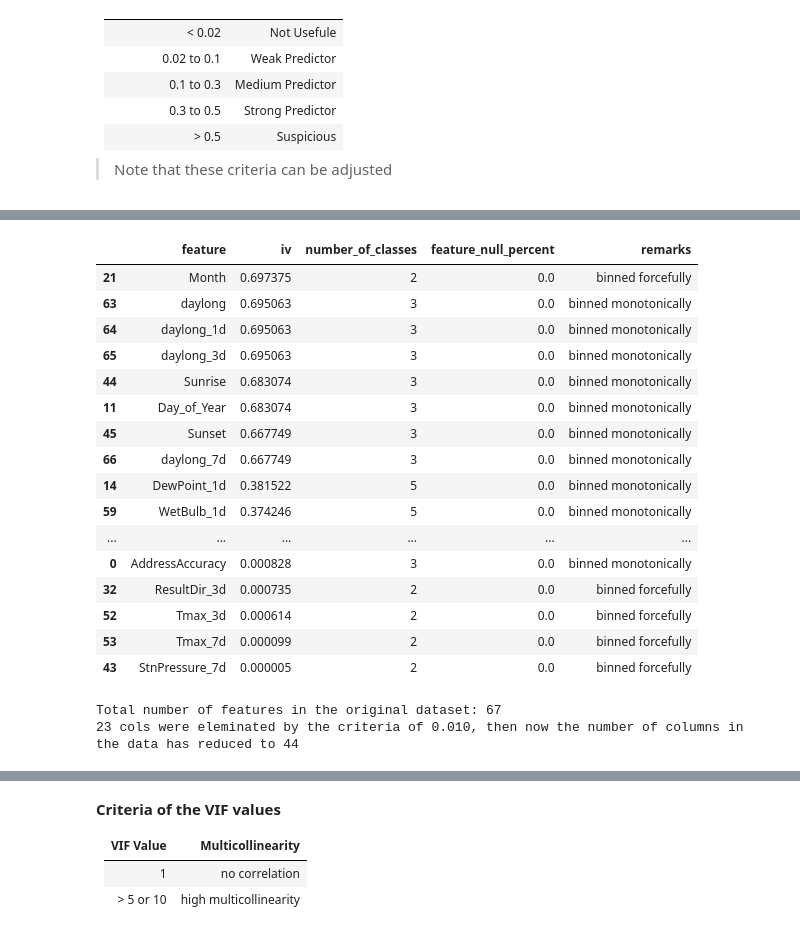
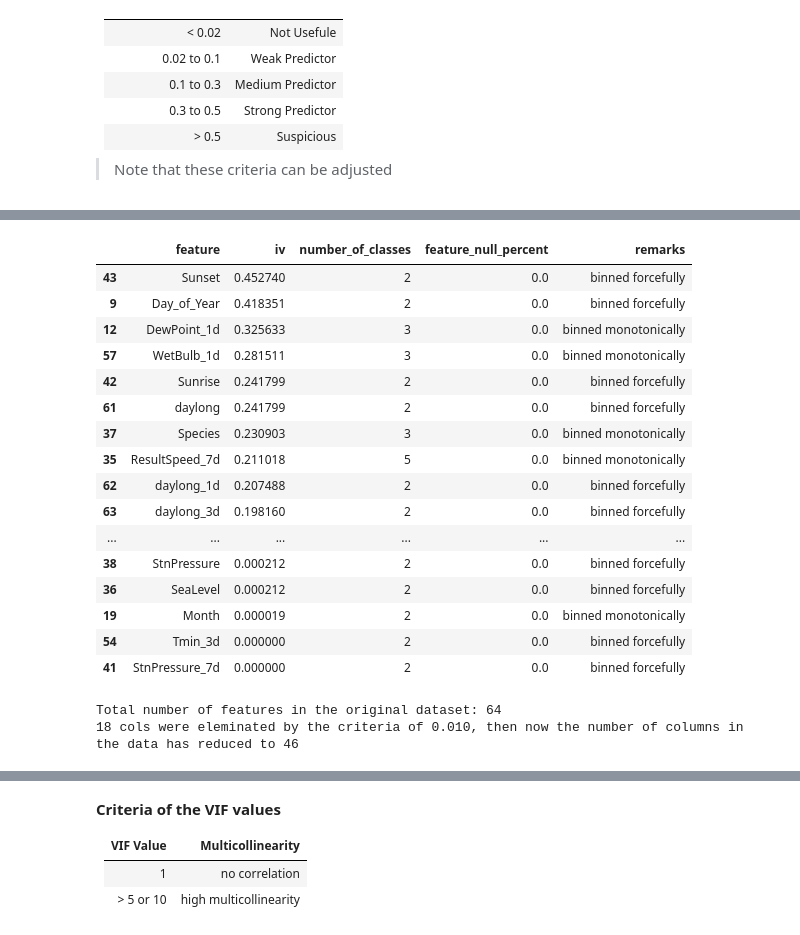
Before and after one commit to astrodoo/Springboard, a Jupyter notebook: Capstone_WestNileVirus/notebook/WestNileVirus_Preprocess.ipynb, the cells around one changed output, grey strips where cells are left out. Saved outputs shown, nothing was run; the diff lists cells and outputs as text; code cells hidden in the pictures.

```diff
--- a/Capstone_WestNileVirus/notebook/WestNileVirus_Preprocess.ipynb
+++ b/Capstone_WestNileVirus/notebook/WestNileVirus_Preprocess.ipynb
@@ -114,7 +114,7 @@ dtypes: float64(4), int64(4), object(5)
 memory usage: 1.1+ MB
 # %%
 # drop address (and location) columns
-col_drop = ['Address', 'Street', 'Trap', 'AddressNumberAndStreet', 'Latitude', 'Longitude', 'Latitude2','Longitude2']
+col_drop = ['Address', 'Street', 'Trap', 'AddressNumberAndStreet', 'Latitude', 'Longitude', 'Latitude2','Longitude2','Block','AddressAccuracy']
 train_selected = train.drop(col_drop, axis=1)
 train_selected.info()
 # %% [output]
@@ -597,0 +591,9 @@ memory usage: 52.9 MB
+# %%
+# instantiating the random over sampler
+rus = RandomUnderSampler()
+
+# resampling X, y
+train_rus, target_rus = rus.fit_resample(train_merged, targets.WnvPresent)
+
+# new class distribution
+print(Counter(target_rus))
@@ -614,5 +662,5 @@ memory usage: 52.9 MB
 
 > Note that these criteria can be adjusted
 # %%
-train_merged = pd.concat([train_merged, targets.WnvPresent.to_frame()], axis=1)
+train_rus = pd.concat([train_rus, target_rus.to_frame()], axis=1)
 # %%
@@ -647,6 +694,5 @@ memory usage: 5.5 MB
 # %%
-iv, woe_iv = get_iv_woe(train_merged.copy(), target_col="WnvPresent", max_bins=20)
-#iv, woe_iv = get_iv_woe(train_merged.copy(), target_col="NumMosquitos", max_bins=20)
+iv, woe_iv = get_iv_woe(train_rus.copy(), target_col="WnvPresent", max_bins=20)
 print(iv.shape, woe_iv.shape)
 # %% [output]
 ------------------IV and WOE calculated for individual groups.------------------
@@ -661,28 +707,27 @@ Total time elapsed: 0.059 minutes
 # %%
-# Default value of display.max_rows is 10 so at max
-# 10 rows will be printed. Set it None to display
-# all rows in the dataframe
-pd.set_option('display.max_rows', None)
+# Default value of display.max_rows is 10 so at max 10 rows will be printed.
+# Set it None to display all rows in the dataframe
 
-iv.sort_values(by='iv', ascending=False)
+with pd.option_context('display.max_rows', None):
+    display(iv.sort_values(by='iv', ascending=False))
 # %% [output]
 |  | feature | iv | number_of_classes | feature_null_percent | remarks |
-| 21 | Month | 0.697375 | 2 | 0.0 | binned forcefully |
-| 63 | daylong | 0.695063 | 3 | 0.0 | binned monotonically |
-| 64 | daylong_1d | 0.695063 | 3 | 0.0 | binned monotonically |
-| 65 | daylong_3d | 0.695063 | 3 | 0.0 | binned monotonically |
-| 44 | Sunrise | 0.683074 | 3 | 0.0 | binned monotonically |
-| 11 | Day_of_Year | 0.683074 | 3 | 0.0 | binned monotonically |
-| 45 | Sunset | 0.667749 | 3 | 0.0 | binned monotonically |
-| 66 | daylong_7d | 0.667749 | 3 | 0.0 | binned monotonically |
-| 14 | DewPoint_1d | 0.381522 | 5 | 0.0 | binned monotonically |
-| 59 | WetBulb_1d | 0.374246 | 5 | 0.0 | binned monotonically |
+| 43 | Sunset | 0.452740 | 2 | 0.0 | binned forcefully |
+| 9 | Day_of_Year | 0.418351 | 2 | 0.0 | binned forcefully |
+| 12 | DewPoint_1d | 0.325633 | 3 | 0.0 | binned monotonically |
+| 57 | WetBulb_1d | 0.281511 | 3 | 0.0 | binned monotonically |
+| 42 | Sunrise | 0.241799 | 2 | 0.0 | binned forcefully |
+| 61 | daylong | 0.241799 | 2 | 0.0 | binned forcefully |
+| 37 | Species | 0.230903 | 3 | 0.0 | binned monotonically |
+| 35 | ResultSpeed_7d | 0.211018 | 5 | 0.0 | binned monotonically |
+| 62 | daylong_1d | 0.207488 | 2 | 0.0 | binned forcefully |
+| 63 | daylong_3d | 0.198160 | 2 | 0.0 | binned forcefully |
 | ... | ... | ... | ... | ... | ... |
-| 0 | AddressAccuracy | 0.000828 | 3 | 0.0 | binned monotonically |
-| 32 | ResultDir_3d | 0.000735 | 2 | 0.0 | binned forcefully |
-| 52 | Tmax_3d | 0.000614 | 2 | 0.0 | binned forcefully |
-| 53 | Tmax_7d | 0.000099 | 2 | 0.0 | binned forcefully |
-| 43 | StnPressure_7d | 0.000005 | 2 | 0.0 | binned forcefully |
+| 38 | StnPressure | 0.000212 | 2 | 0.0 | binned forcefully |
+| 36 | SeaLevel | 0.000212 | 2 | 0.0 | binned forcefully |
+| 19 | Month | 0.000019 | 2 | 0.0 | binned monotonically |
+| 54 | Tmin_3d | 0.000000 | 2 | 0.0 | binned forcefully |
+| 41 | StnPressure_7d | 0.000000 | 2 | 0.0 | binned forcefully |
 # %%
 crit = 0.01
 col_drop = iv.loc[iv.iv <= crit, 'feature'].to_list()
@@ -692,6 +737,6 @@ print("Total number of features in the original dataset: {:d}".format(ncol_org))
 print("{:d} cols were eleminated by the criteria of {:.3f}, then now the number of columns in the data has reduced to {:d}"\
       .format(len(col_drop), crit, ncol_org-len(col_drop)))
 # %% [output]
-Total number of features in the original dataset: 67
-23 cols were eleminated by the criteria of 0.010, then now the number of columns in the data has reduced to 44
+Total number of features in the original dataset: 64
+18 cols were eleminated by the criteria of 0.010, then now the number of columns in the data has reduced to 46
 # %%
```
Also changed, not shown: parts of 78 cells of this notebook, 3 other files.
